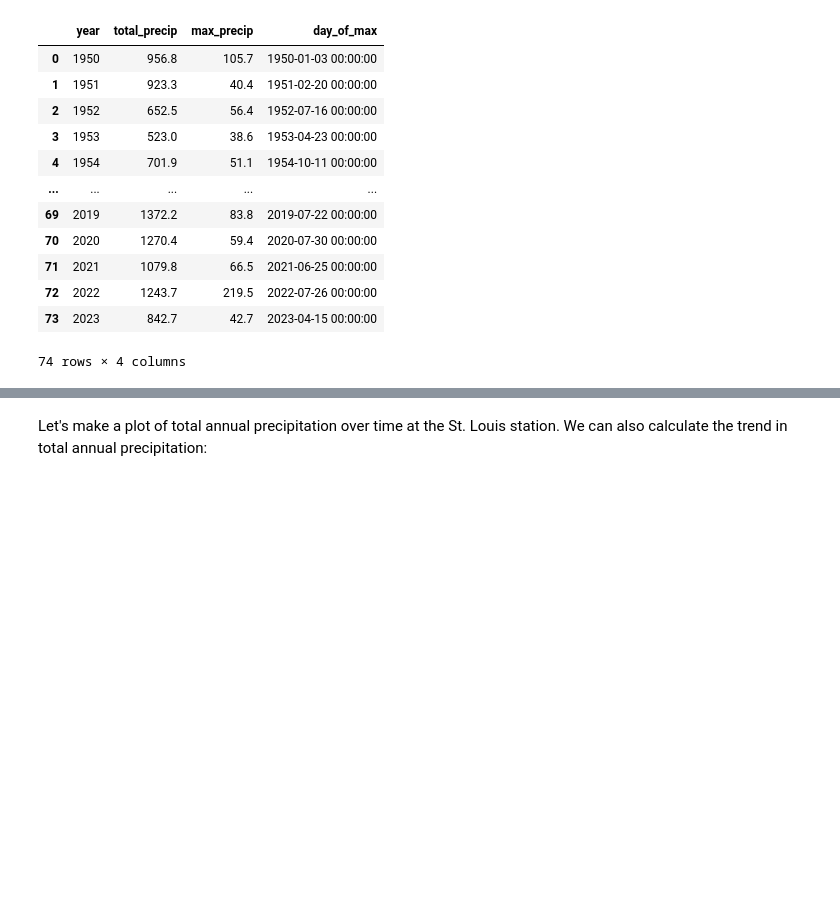
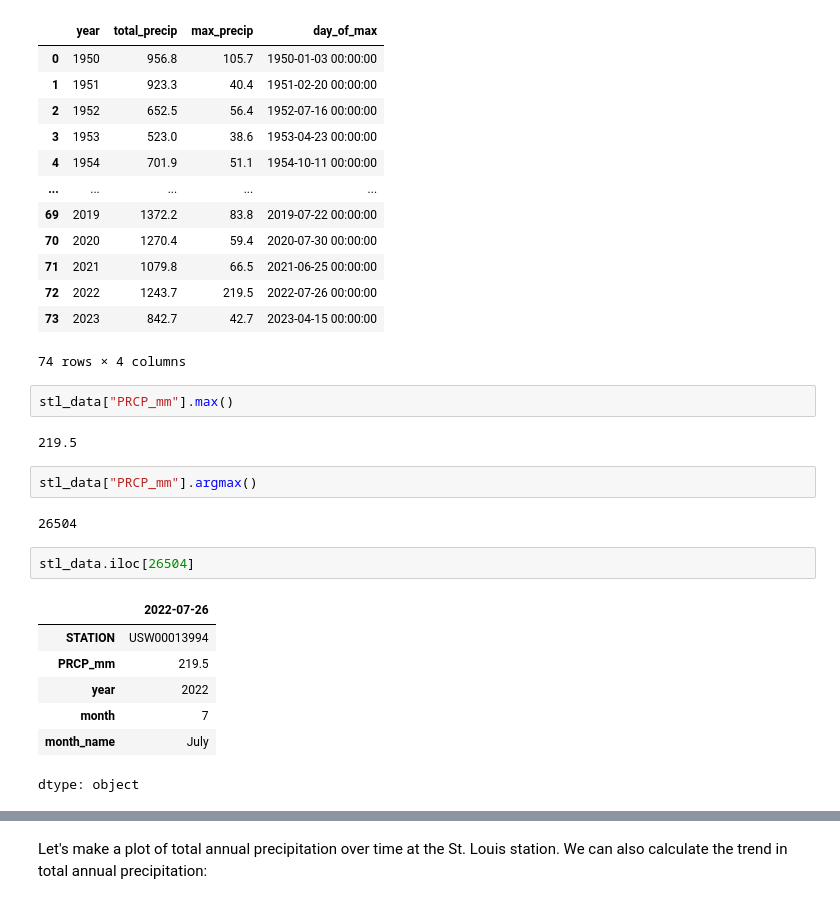
Before and after one commit to fdavenport/course-climate-change-impacts, a Jupyter notebook: lectures/05_Analyzing_the_Hydrologic_Cycle.ipynb, the cells around one changed output, grey strips where cells are left out. Cells and saved outputs as stored; diff of their text form; blank space fills up the shorter version.

```diff
--- a/lectures/05_Analyzing_the_Hydrologic_Cycle.ipynb
+++ b/lectures/05_Analyzing_the_Hydrologic_Cycle.ipynb
@@ -483,3 +483,21 @@ annual_stats
 | 72 | 2022 | 1243.7 | 219.5 | 2022-07-26 00:00:00 |
 | 73 | 2023 | 842.7 | 42.7 | 2023-04-15 00:00:00 |
 74 rows × 4 columns
+# %%
+stl_data["PRCP_mm"].max()
+# %% [output]
+219.5
+# %%
+stl_data["PRCP_mm"].argmax()
+# %% [output]
+26504
+# %%
+stl_data.iloc[26504]
+# %% [output]
+|  | 2022-07-26 |
+| STATION | USW00013994 |
+| PRCP_mm | 219.5 |
+| year | 2022 |
+| month | 7 |
+| month_name | July |
+dtype: object
```
Also changed, not shown: parts of 1 cell of this notebook.
